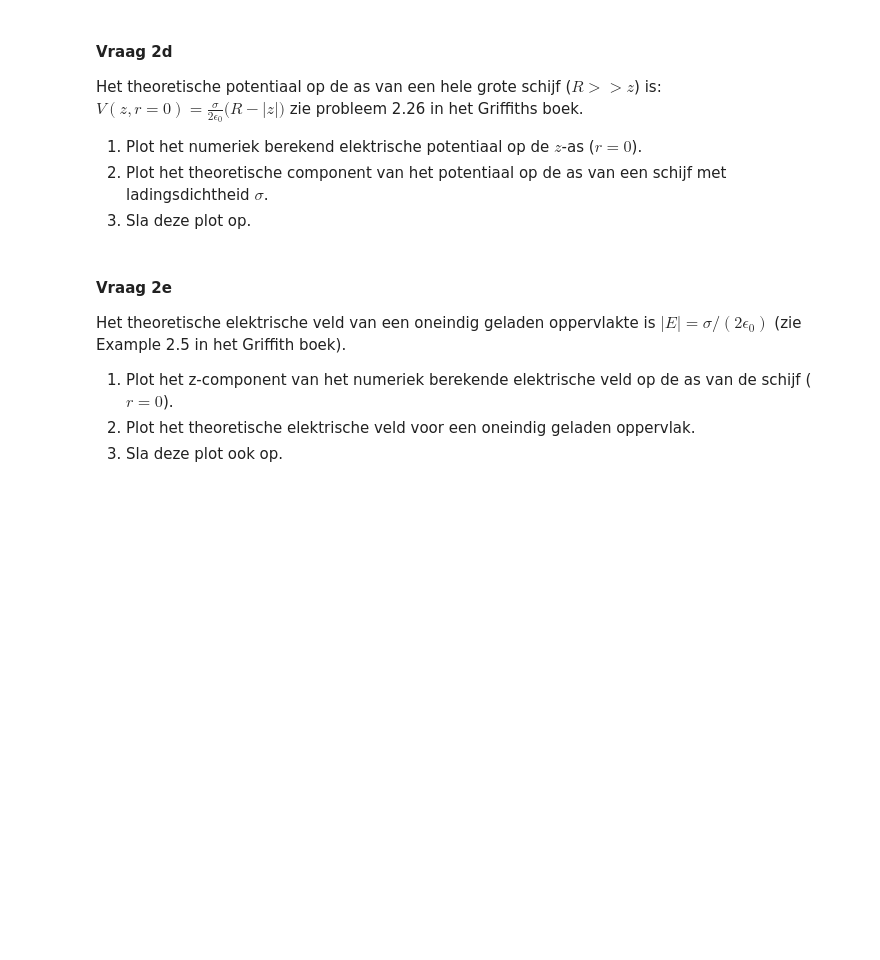
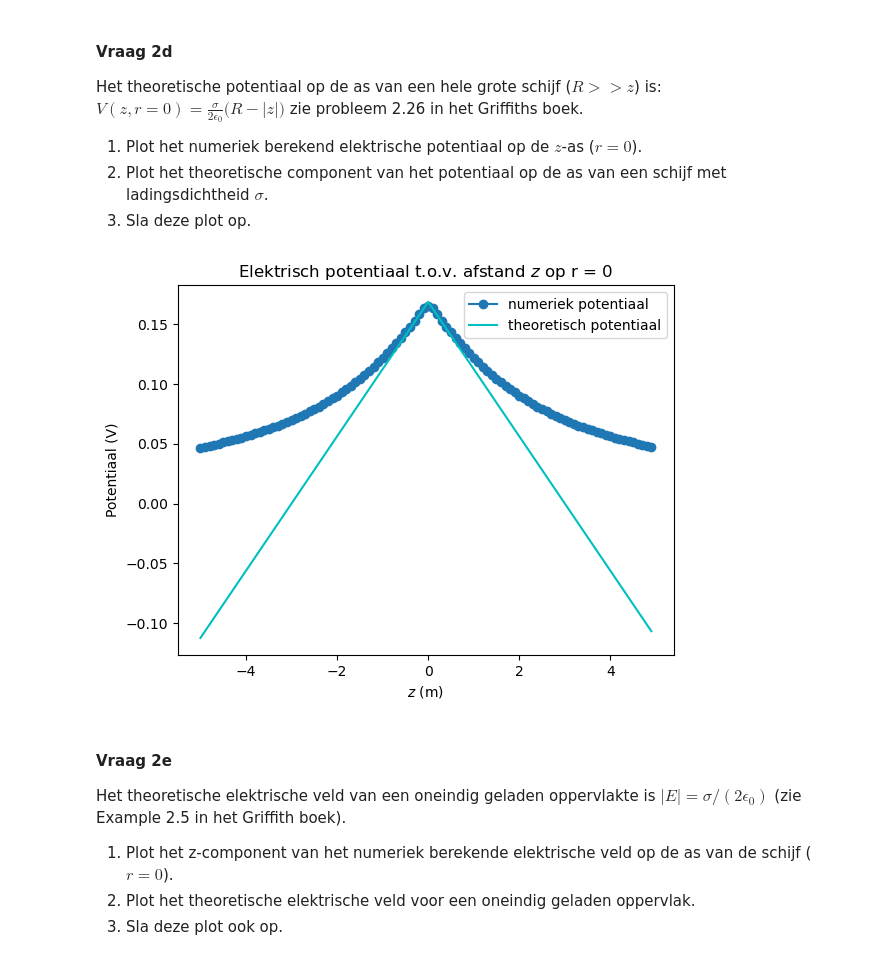
Before and after one commit to hldemulder/DEF-D-OPDRACHTEN, a Jupyter notebook: DigitaleOntwerpopdrachten/1CondensatorOpdracht/CondensatorOntwerpopdracht.ipynb, the cells around one changed output. Saved outputs shown, nothing was run; the diff lists cells and outputs as text; code cells hidden in the pictures; blank space fills up the shorter version.

```diff
--- a/DigitaleOntwerpopdrachten/1CondensatorOpdracht/CondensatorOntwerpopdracht.ipynb
+++ b/DigitaleOntwerpopdrachten/1CondensatorOpdracht/CondensatorOntwerpopdracht.ipynb
@@ -237,9 +256,21 @@ zie probleem 2.26 in het Griffiths boek.
 2. Plot het theoretische component van het potentiaal op de as van een schijf met ladingsdichtheid $\sigma$.
 3. Sla deze plot op.
 # %%
-###
-###Hier jouw code###
-###
+V_r0 = V[:, idx_r_zero]
+
+V_r0_theory = (sigma * (disk_radius - np.abs(z)))/(2*epsilon0)
+
+plt.figure()
+plt.title(f"Elektrisch potentiaal t.o.v. afstand $z$ op r = 0")
+plt.plot(z, V_r0, "o-", label="numeriek potentiaal")
+plt.plot(z, V_r0_theory, "c-", label="theoretisch potentiaal")
+plt.legend()
+plt.xlabel("$z$ (m)")
+plt.ylabel("Potentiaal (V)")
+plt.savefig('potential_disk.png', dpi=300)
+plt.show()
+# %% [output]
+[figure, added]
 # %% [markdown]
 #### Vraag 2e
 
```
Also changed, not shown: parts of 4 cells of this notebook, 1 other file.
